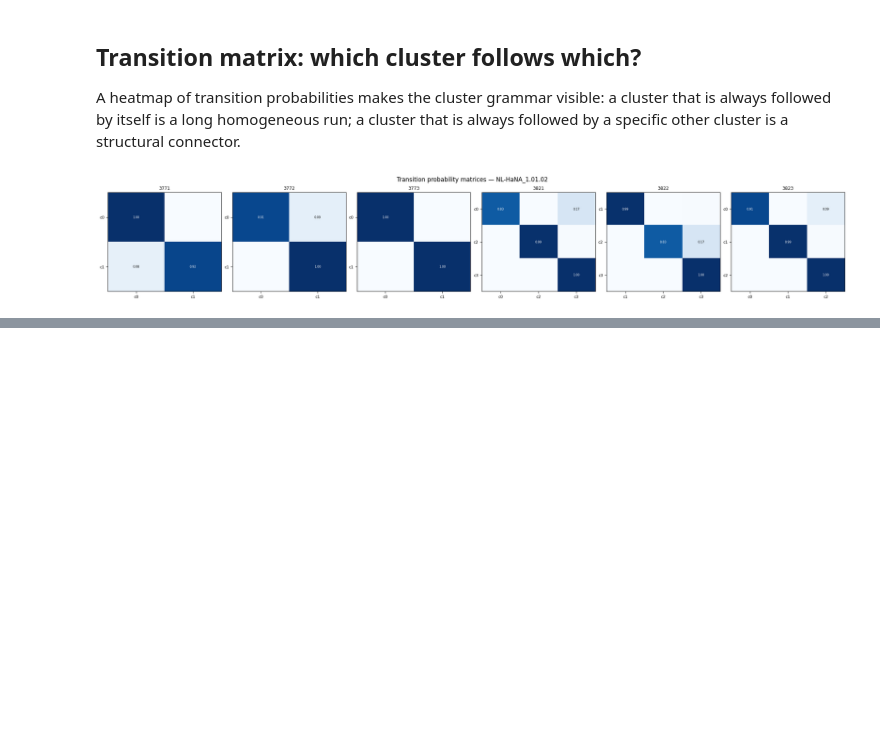
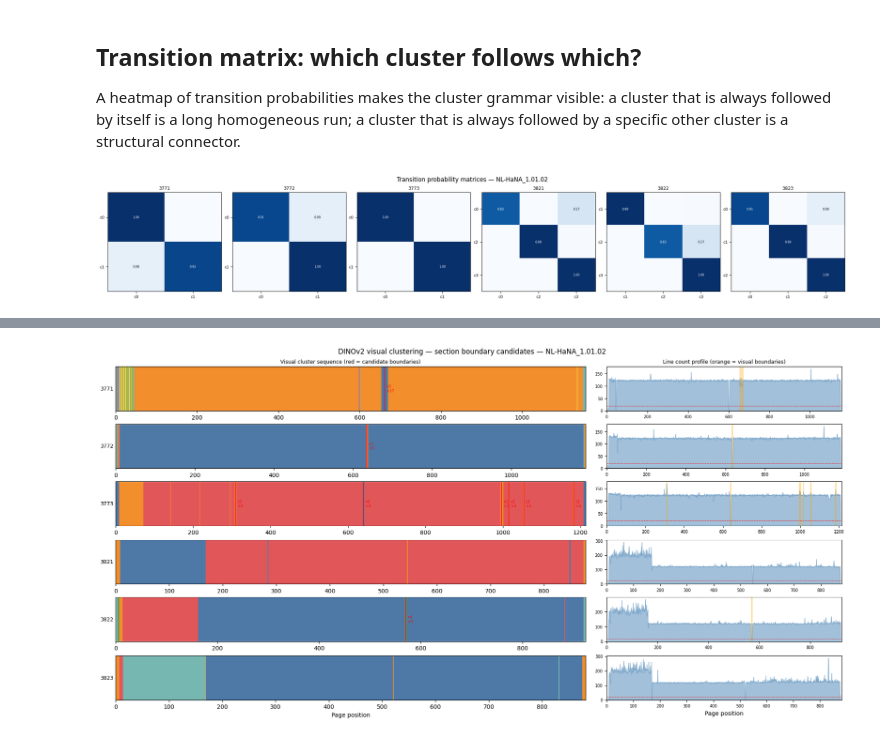
Before and after one commit to Data-Scopes/archival-structures, a Jupyter notebook: notebooks/demo/resolution-cluster-sequence-demo.ipynb, the cells around one changed output, grey strips where cells are left out. Cells and saved outputs as stored; diff of their text form; code cells hidden in the pictures; blank space fills up the shorter version.

```diff
--- a/notebooks/demo/resolution-cluster-sequence-demo.ipynb
+++ b/notebooks/demo/resolution-cluster-sequence-demo.ipynb
@@ -408,0 +606,44 @@ actual section structure.
+# %%
+# Combined view: visual cluster sequence + line-count profile side by side
+fig, axes = plt.subplots(len(CORPORA), 2, figsize=(18, len(CORPORA) * 1.5),
+                         constrained_layout=True, gridspec_kw={'width_ratios': [2, 1]})
+
+for row, (inv, info) in enumerate(CORPORA.items()):
+    vis_labels = info['vis_labels']
+    n = len(vis_labels)
+    height = 0.6
+
+    # Left panel: visual cluster sequence with candidate boundary markers
+    ax_seq = axes[row, 0]
+    for i, lab in enumerate(vis_labels):
+        ax_seq.add_patch(plt.Rectangle((i, 0), 1, height,
+                                       color=cluster_color(lab), linewidth=0))
+    for r in info['vis_interior_runs']:
+        mid = (r['start'] + r['end']) / 2
+        ax_seq.axvline(mid, color='red', linewidth=1.5, alpha=0.7)
+        ax_seq.text(mid, height * 0.5, f'  c{r["cluster"]}\n  ×{r["length"]}',
+                    fontsize=6, color='red', va='center')
+    ax_seq.set_xlim(0, n)
+    ax_seq.set_ylim(0, height)
+    ax_seq.set_yticks([])
+    ax_seq.set_ylabel(inv, fontsize=9, rotation=0, ha='right', va='center')
+
+    # Right panel: line-count profile (same x-axis)
+    ax_lc = axes[row, 1]
+    n_lines = info['n_lines']
+    ax_lc.fill_between(range(n), n_lines, alpha=0.5, color='steelblue')
+    ax_lc.axhline(20, color='red', linestyle='--', linewidth=0.8, alpha=0.7)
+    for r in info['vis_interior_runs']:
+        ax_lc.axvspan(r['start'], r['end'], color='orange', alpha=0.3)
+    ax_lc.set_xlim(0, n)
+    ax_lc.set_ylim(bottom=0)
+    ax_lc.tick_params(labelsize=7)
+
+axes[0, 0].set_title('Visual cluster sequence (red = candidate boundaries)', fontsize=9)
+axes[0, 1].set_title('Line count profile (orange = visual boundaries)', fontsize=9)
+axes[-1, 0].set_xlabel('Page position')
+axes[-1, 1].set_xlabel('Page position')
+plt.suptitle(f'DINOv2 visual clustering — section boundary candidates — {ARCHIVE}', fontsize=12)
+plt.show()
+# %% [output]
+[figure, added]
```
Also changed, not shown: parts of 11 cells of this notebook, 1 other file.
